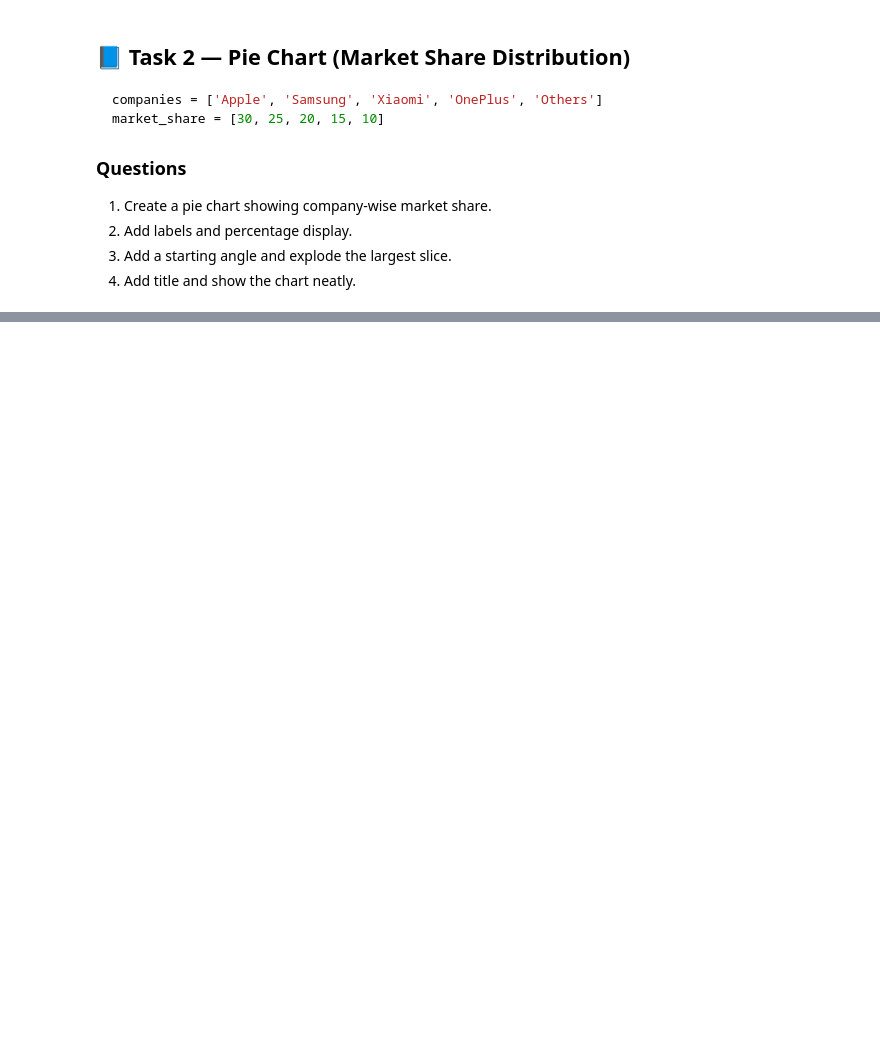
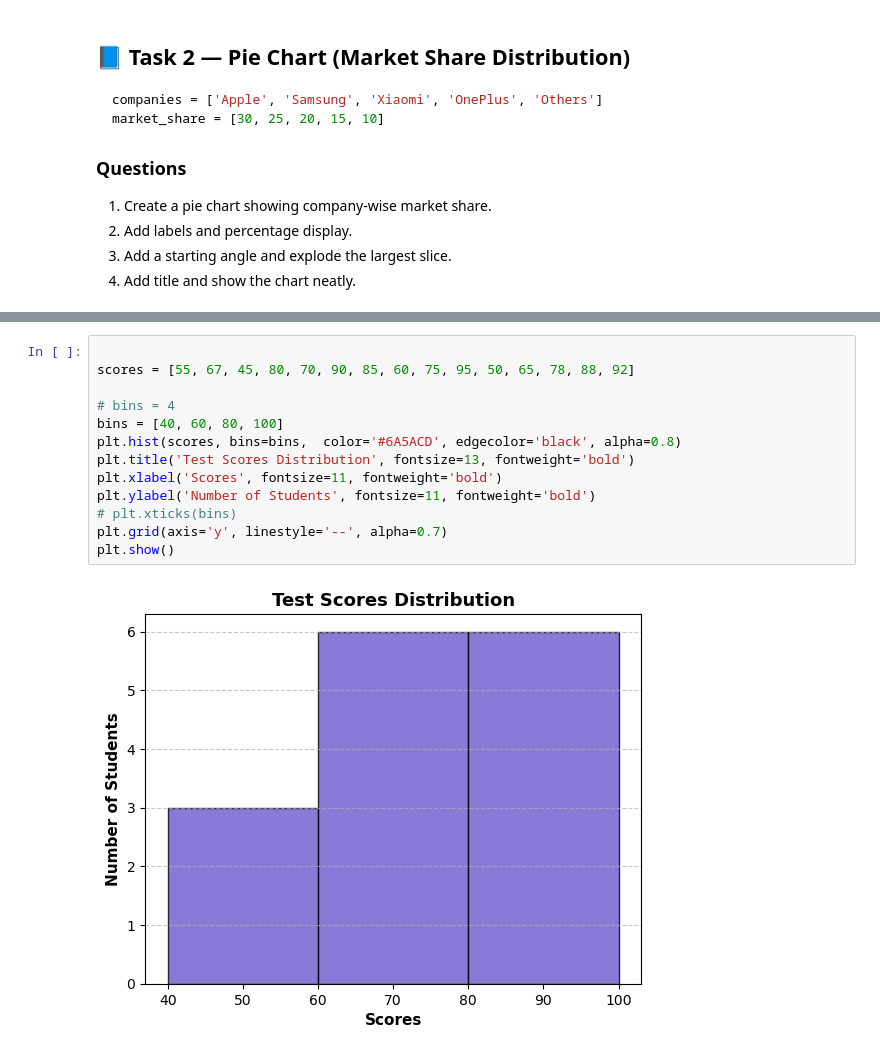
Before and after one commit to Bushra092/py-libs-lab, a Jupyter notebook: 03_ data Visualization/PracticeC.ipynb, the cells around one changed output, grey strips where cells are left out. Drawn from its saved outputs; the diff is of its cells as text; blank space fills up the shorter version.

```diff
--- a/03_ data Visualization/PracticeC.ipynb
+++ b/03_ data Visualization/PracticeC.ipynb
@@ -335,0 +393,15 @@ market_share = [30, 25, 20, 15, 10]
+# %%
+
+scores = [55, 67, 45, 80, 70, 90, 85, 60, 75, 95, 50, 65, 78, 88, 92]
+
+# bins = 4
+bins = [40, 60, 80, 100]
+plt.hist(scores, bins=bins,  color='#6A5ACD', edgecolor='black', alpha=0.8)
+plt.title('Test Scores Distribution', fontsize=13, fontweight='bold')
+plt.xlabel('Scores', fontsize=11, fontweight='bold')
+plt.ylabel('Number of Students', fontsize=11, fontweight='bold')
+# plt.xticks(bins)
+plt.grid(axis='y', linestyle='--', alpha=0.7)
+plt.show()
+# %% [output]
+[figure, added]
```
Also changed, not shown: parts of 8 cells of this notebook, 1 other file.
